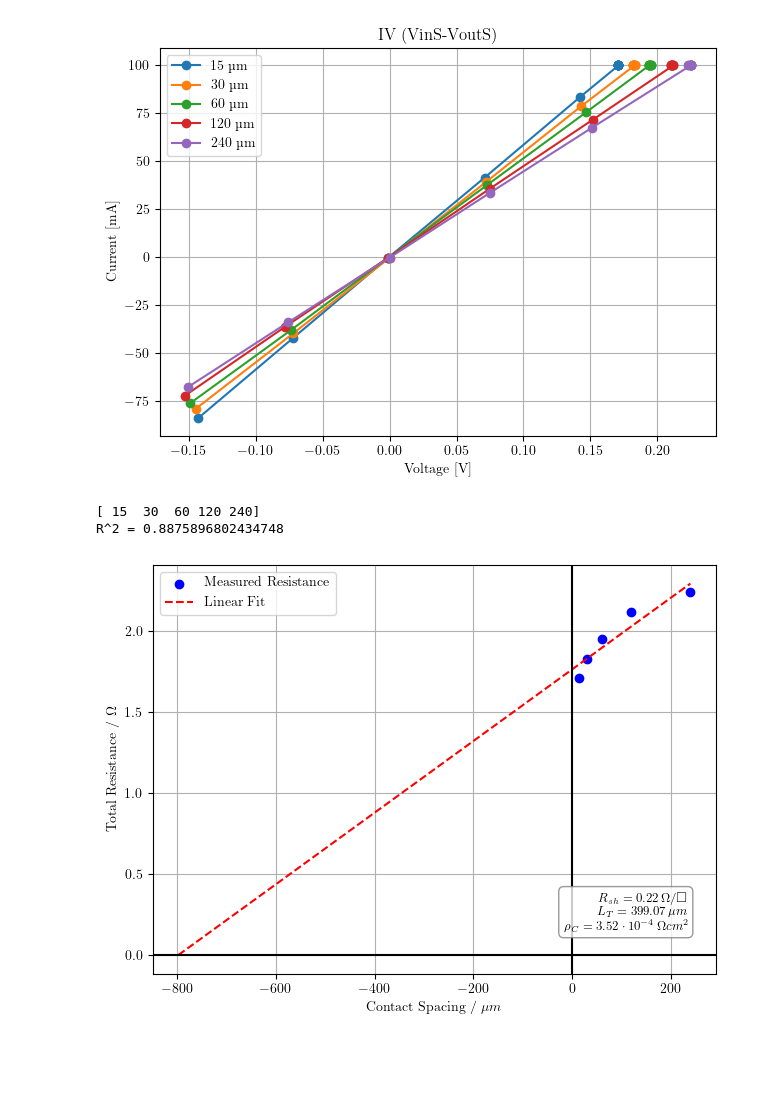
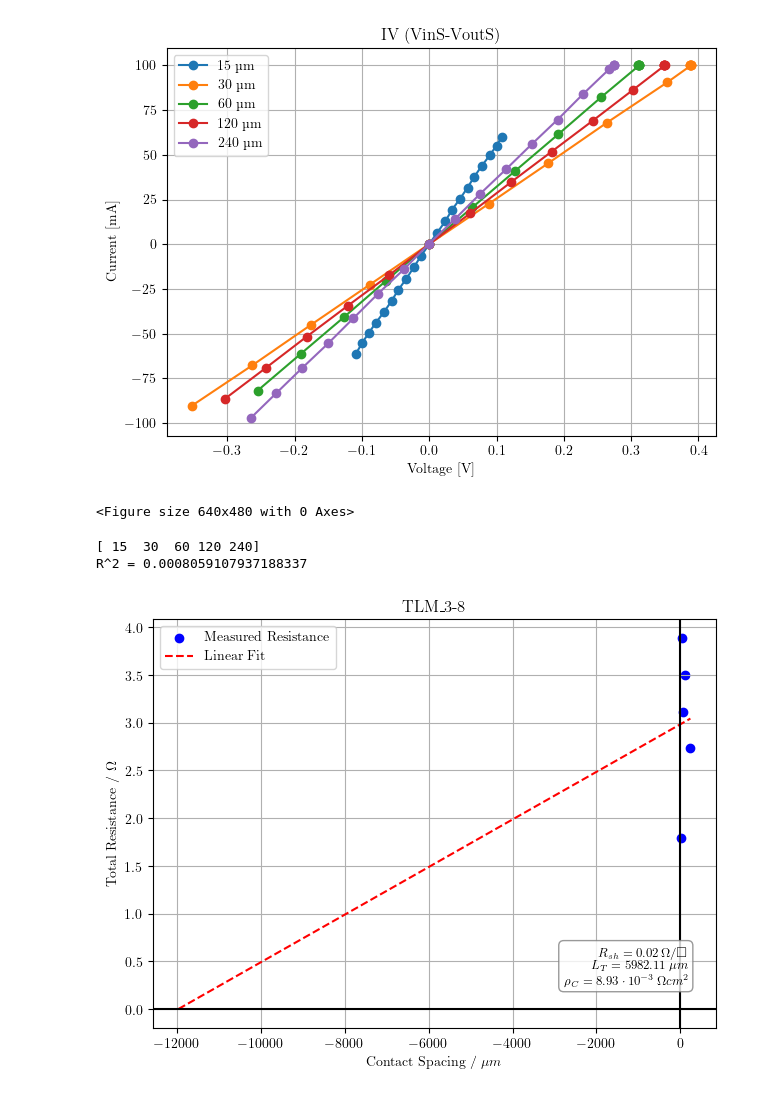
Before and after one commit to XXLutz13/Master_data, a Jupyter notebook: TLM-CTLM/TLM_inline_plot.ipynb, the cells around one changed output. Drawn from its saved outputs; the diff is of its cells as text; code cells hidden in the pictures; blank space fills up the shorter version.

Commit message:
plotting TLM

```diff
--- a/TLM-CTLM/TLM_inline_plot.ipynb
+++ b/TLM-CTLM/TLM_inline_plot.ipynb
@@ -17,7 +17,7 @@ plt.rcParams.update({
 })
 # %%
 from readTLMData import TLMREADER
-folder_path = r"K:\tech_stud\Hager_Lutz\cTLM_Testprozess\IV\final_TLM_2"
+folder_path = r"K:\tech_stud\Hager_Lutz\Master\Experiments\Ni-cTLM_01\Data\IV\Inline\TLM_3-8"
 
 
 TLMREADER(folder_path)
@@ -40,8 +40,10 @@ plt.legend()
 plt.tight_layout()
 plt.show()
 # plt.savefig(os.path.join(folder_path, 'IV.png'), bbox_inches='tight')
+# plt.savefig(os.path.join(folder_path, f'{os.path.basename(folder_path)}_IV.pdf'), dpi=500)
 # %% [output]
-[figure, old version]
+[figure, new version]
+<Figure size 640x480 with 0 Axes>
 # %%
 def get_resistance(list_of_measurements):
     R_list = []
@@ -92,32 +94,34 @@ x_fit_extended = np.linspace(-intercept/slope, distances.max(), 200) # extend x-
 plt.plot(x_fit_extended, (slope * x_fit_extended + intercept), 'r--', label='Linear Fit')
 
 
 tlm_text = (
     f"$R_{{sh}} = {R_sh:.2f} \\, \\Omega / \\square$\n"
     f"$L_T = {L_T:.2f} \\, \\mu m$\n"
     f"$\\rho_C = {sci_notation_latex(roh_C)} \\, \\Omega cm^2$" # {roh_C:.2e}   {sci_notation_latex(roh_C)}
 )
 
 plt.gca().text(
     0.95, 0.1, tlm_text,
     fontsize=9,
     transform=plt.gca().transAxes,
     verticalalignment='bottom',
     horizontalalignment='right',
     bbox=dict(boxstyle='round,pad=0.4', facecolor='white', alpha=0.8, edgecolor='gray')
 )
 
 plt.axhline(0, color='black', linewidth=1.5)
 plt.axvline(0, color='black', linewidth=1.5)
 
 plt.xlabel("Contact Spacing / $\\mu m$")
 plt.ylabel("Total Resistance / $\\Omega$")
 plt.legend()
 plt.tight_layout()
 plt.grid(True)
+plt.title(os.path.basename(folder_path))
 # plt.savefig('../Images/IV/cTLM_Ni_TLM_2.pdf', dpi=500)
+# plt.savefig(os.path.join(folder_path, 'TLM_plot.pdf'), dpi=500)
 plt.show()
 # %% [output]
 [ 15  30  60 120 240]
-R^2 = 0.8875896802434748
+R^2 = 0.0008059107937188337
-[figure, old version]
+[figure, new version]
```
Also changed, not shown: 1 other file.
